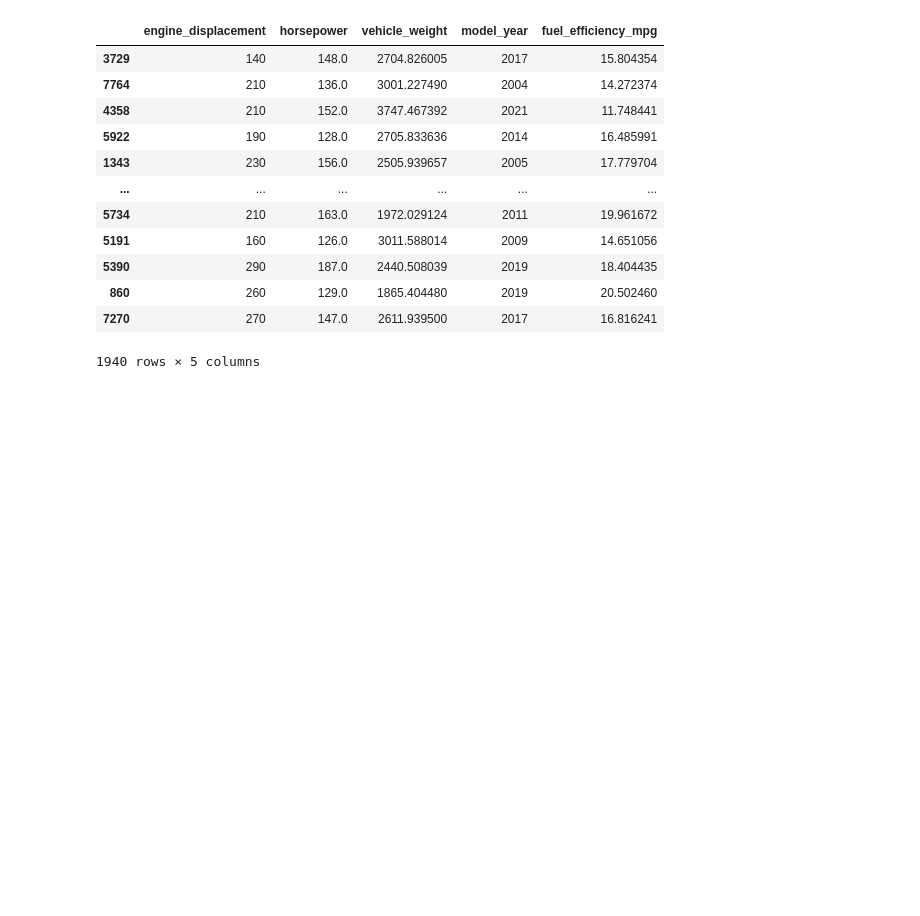
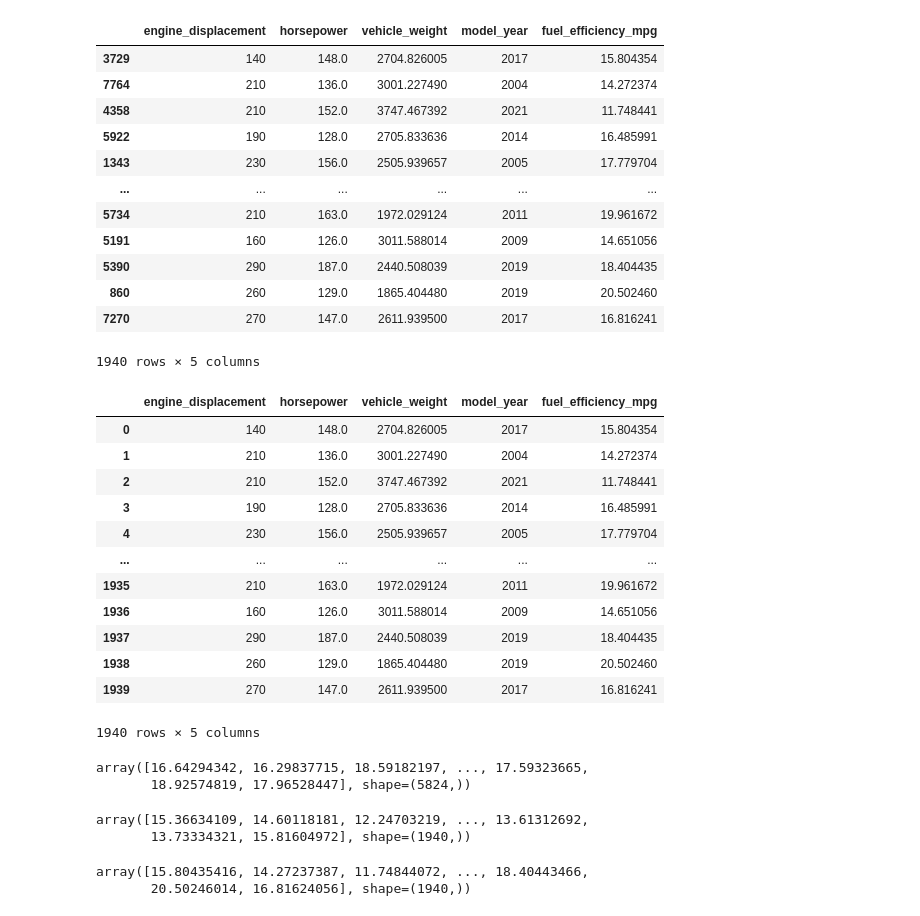
Before and after one commit to dangoled/ML_ZoomCamp_2025, a Jupyter notebook: homeworks/02 Regression/02 Regression_HW.ipynb, the cells around one changed output. Saved outputs shown, nothing was run; the diff lists cells and outputs as text; code cells hidden in the pictures; blank space fills up the shorter version.

```diff
--- a/homeworks/02 Regression/02 Regression_HW.ipynb
+++ b/homeworks/02 Regression/02 Regression_HW.ipynb
@@ -196,3 +230,20 @@ df_test
 | 860 | 260 | 129.0 | 1865.404480 | 2019 | 20.502460 |
 | 7270 | 270 | 147.0 | 2611.939500 | 2017 | 16.816241 |
 1940 rows × 5 columns
+# %%
+df_test = df_test.reset_index(drop=True)
+df_test
+# %% [output]
+|  | engine_displacement | horsepower | vehicle_weight | model_year | fuel_efficiency_mpg |
+| 0 | 140 | 148.0 | 2704.826005 | 2017 | 15.804354 |
+| 1 | 210 | 136.0 | 3001.227490 | 2004 | 14.272374 |
+| 2 | 210 | 152.0 | 3747.467392 | 2021 | 11.748441 |
+| 3 | 190 | 128.0 | 2705.833636 | 2014 | 16.485991 |
+| 4 | 230 | 156.0 | 2505.939657 | 2005 | 17.779704 |
+| ... | ... | ... | ... | ... | ... |
+| 1935 | 210 | 163.0 | 1972.029124 | 2011 | 19.961672 |
+| 1936 | 160 | 126.0 | 3011.588014 | 2009 | 14.651056 |
+| 1937 | 290 | 187.0 | 2440.508039 | 2019 | 18.404435 |
+| 1938 | 260 | 129.0 | 1865.404480 | 2019 | 20.502460 |
+| 1939 | 270 | 147.0 | 2611.939500 | 2017 | 16.816241 |
+1940 rows × 5 columns
@@ -198,0 +254,15 @@ df_test
+# %%
+y_train
+# %% [output]
+array([16.64294342, 16.29837715, 18.59182197, ..., 17.59323665,
+       18.92574819, 17.96528447], shape=(5824,))
+# %%
+y_val
+# %% [output]
+array([15.36634109, 14.60118181, 12.24703219, ..., 13.61312692,
+       13.73334321, 15.81604972], shape=(1940,))
+# %%
+y_test
+# %% [output]
+array([15.80435416, 14.27237387, 11.74844072, ..., 18.40443466,
+       20.50246014, 16.81624056], shape=(1940,))
```
Also changed, not shown: parts of 13 cells of this notebook.
